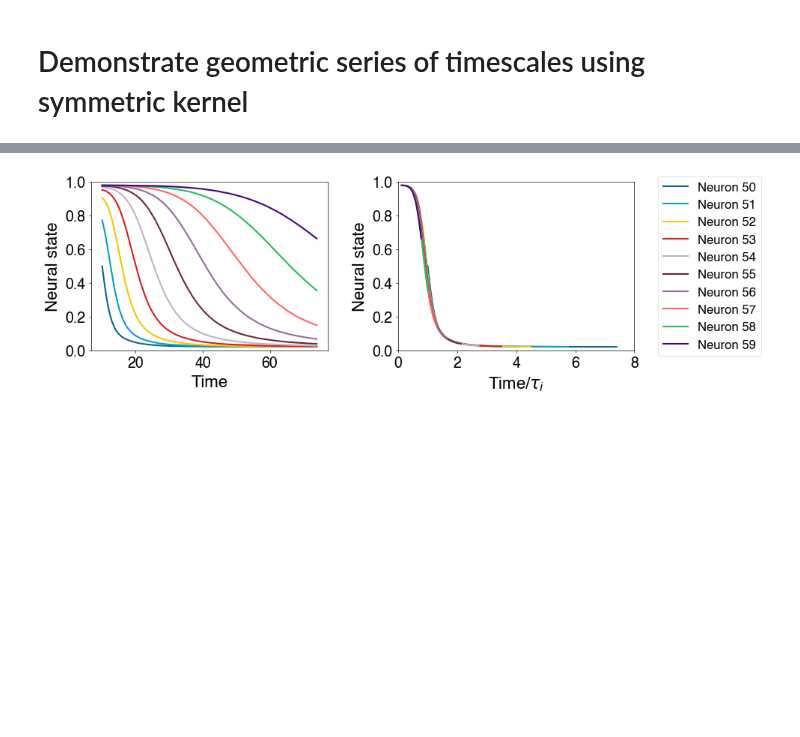
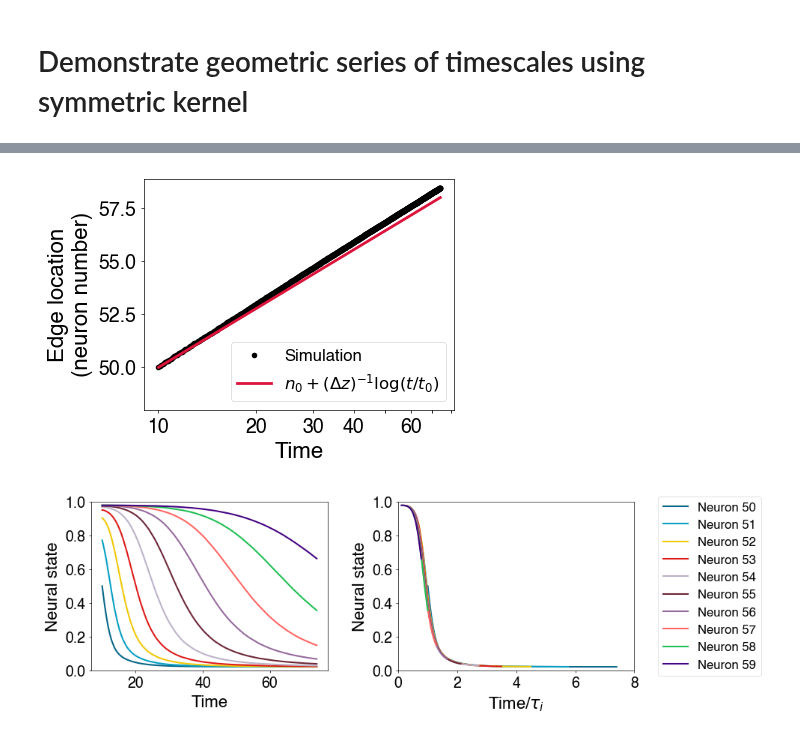
Before and after one commit to Collective-Logic-Lab/laplace-decisions, a Jupyter notebook: laplace-CAN-paper-figures.ipynb, the cells around one changed output, grey strips where cells are left out. Drawn from its saved outputs; the diff is of its cells as text; code cells hidden in the pictures; blank space fills up the shorter version.

```diff
--- a/laplace-CAN-paper-figures.ipynb
+++ b/laplace-CAN-paper-figures.ipynb
@@ -212,3 +216,9 @@ lf.translation_simulation_plot(net_symmetric,rates_symmetric,states_symmetric,
+# %%
+lf.edge_location_plot(net_symmetric,states_symmetric,n_0_symmetric,t_0_symmetric,delta_z)
+plt.xticks(t_0_symmetric*np.array([1,2,3,4,6]),t_0_symmetric*np.array([1,2,3,4,6]));
+plt.yticks(
+# %% [output]
+[figure, added]
 # %%
 lf.time_rescaling_plot(rates_symmetric,n_0_symmetric,t_0_symmetric,delta_z,
                    state_min=0,state_max=1,
```
Also changed, not shown: parts of 4 cells of this notebook, 1 other file.
